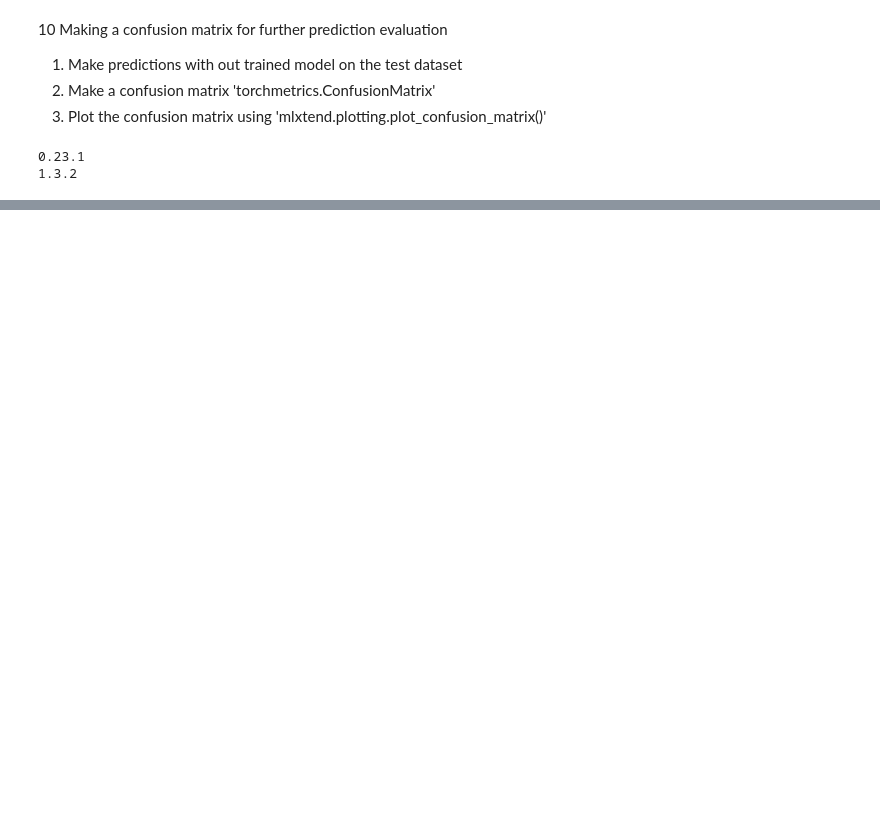
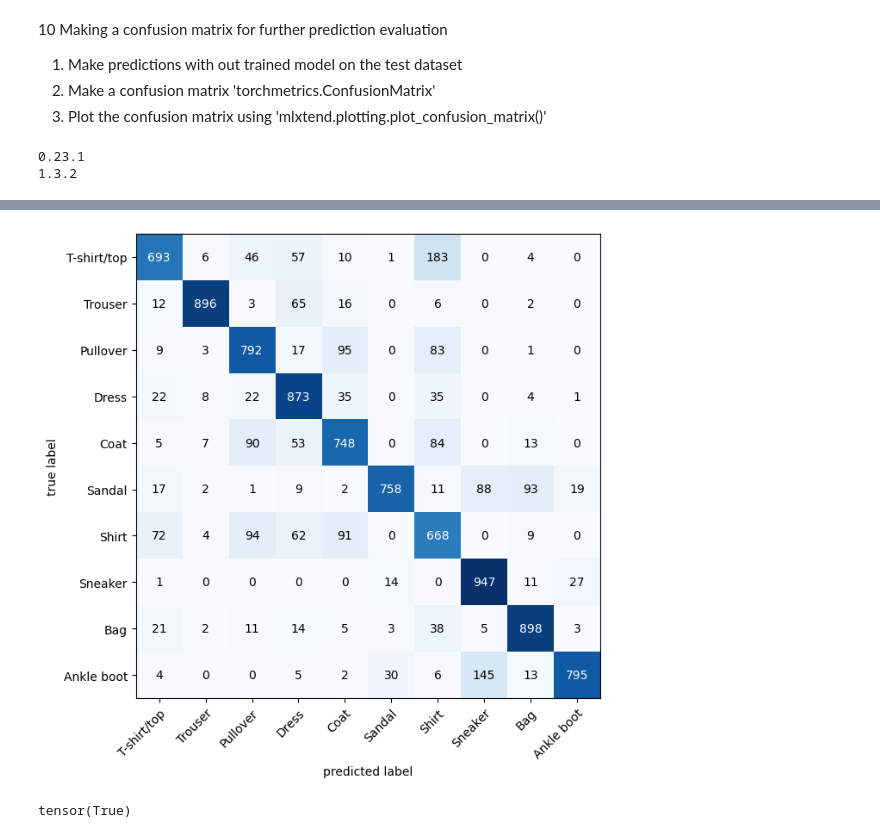
Before and after one commit to AkifPinarci/PyTorch, a Jupyter notebook: Computer Vision/Untitled-1.ipynb, the cells around one changed output, grey strips where cells are left out. Drawn from its saved outputs; the diff is of its cells as text; code cells hidden in the pictures; blank space fills up the shorter version.

```diff
--- a/Computer Vision/Untitled-1.ipynb
+++ b/Computer Vision/Untitled-1.ipynb
@@ -780,0 +807,41 @@ tensor(10000)
+# %%
+def create_confusion_matrix(model):
+    y_preds = []
+    model.eval()
+    with torch.inference_mode():
+        for X, y in tqdm(test_dataloader, desc="Making Predictions..."):
+            X, y = X.to(device), y.to(device)
+            y_logits = model(X
+                            )
+            y_pred = torch.softmax(y_logits.squeeze(), dim = 0).argmax(dim = 1)
+            y_preds.append(y_pred.cpu())
+
+    y_pred_tensor = torch.cat(y_preds)
+    confmat = ConfusionMatrix(num_classes= len(classes), task = "multiclass")
+    confmat_tensor = confmat(   preds = y_pred_tensor,
+                                target = test_data.targets)
+
+    # Plot the confusion matrix
+    fig, ax = plot_confusion_matrix(conf_mat=confmat_tensor.numpy(), class_names=classes, figsize = (10, 7))
+# %%
+create_confusion_matrix(model_2)
+# %% [output]
+[figure, added]
+# %%
+loaded_model_2_results = eval_model(
+    model = loaded_model_2,
+    data_loader = test_dataloader,
+    loss_fn = loss_fn,
+    accuracy_fn = accuracy_fn,
+    device = device
+)
+model_2_results = eval_model(
+    model = model_2,
+    data_loader = test_dataloader,
+    loss_fn = loss_fn,
+    accuracy_fn = accuracy_fn,
+    device = device
+)
+torch.isclose(torch.tensor(model_2_results["model_loss"]), torch.tensor(loaded_model_2_results["model_loss"]), atol = 1e-10)
+# %% [output]
+tensor(True)
```
Also changed, not shown: parts of 12 cells of this notebook, 4 other files.
